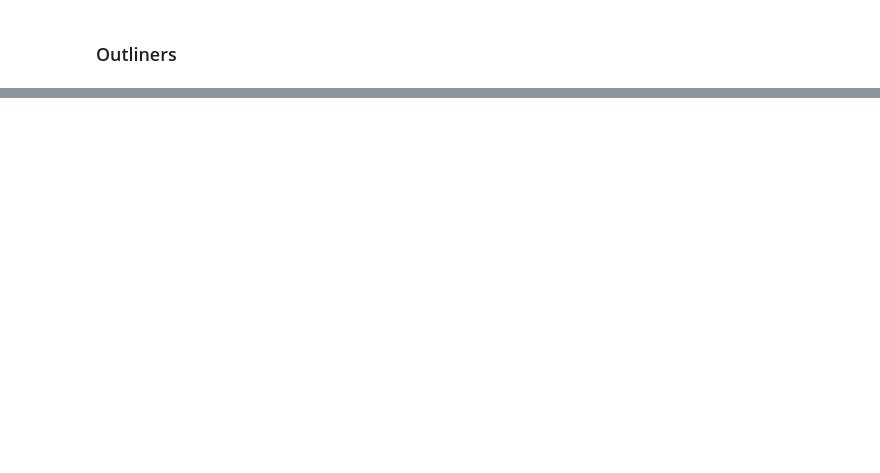
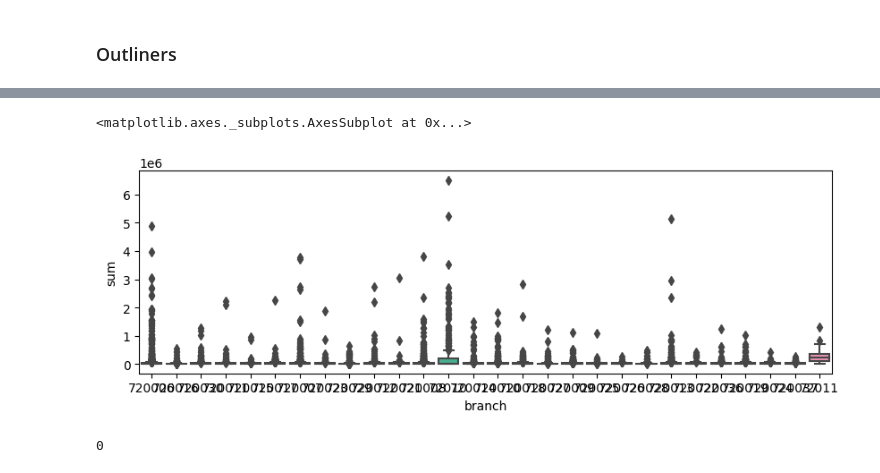
Before and after one commit to ryanhao1115/ML-for-Fraud-Detection, a Jupyter notebook: 2_Exploratory_analysis.ipynb, the cells around one changed output, grey strips where cells are left out. Saved outputs shown, nothing was run; the diff lists cells and outputs as text; code cells hidden in the pictures; blank space fills up the shorter version.

```diff
--- a/2_Exploratory_analysis.ipynb
+++ b/2_Exploratory_analysis.ipynb
@@ -144,0 +197,2 @@ memory usage: 1.3+ MB
+# %%
+df_invoice = df_invoice.reset_index()
@@ -144,0 +208,6 @@ memory usage: 1.3+ MB
+# %%
+fig = plt.figure(figsize=(10,3),dpi=100)
+sns.boxplot(x='branch',y='sum',data=df_invoice[df_invoice['sum'] > 0])
+# %% [output]
+<matplotlib.axes._subplots.AxesSubplot at 0x...>
+[figure, added]
@@ -144,0 +217,4 @@ memory usage: 1.3+ MB
+# %%
+len(df_earlyshiped)
+# %% [output]
+0
```
Also changed, not shown: parts of 13 cells of this notebook.
